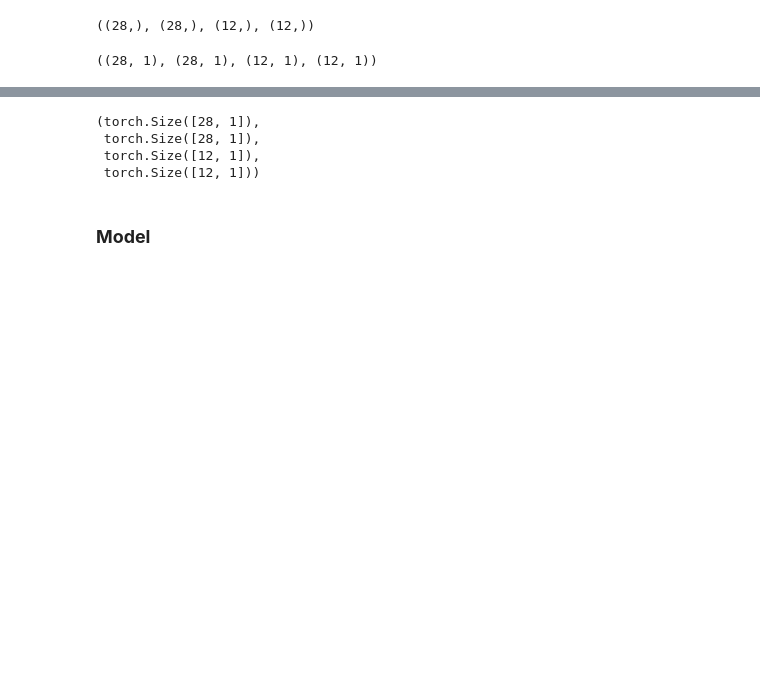
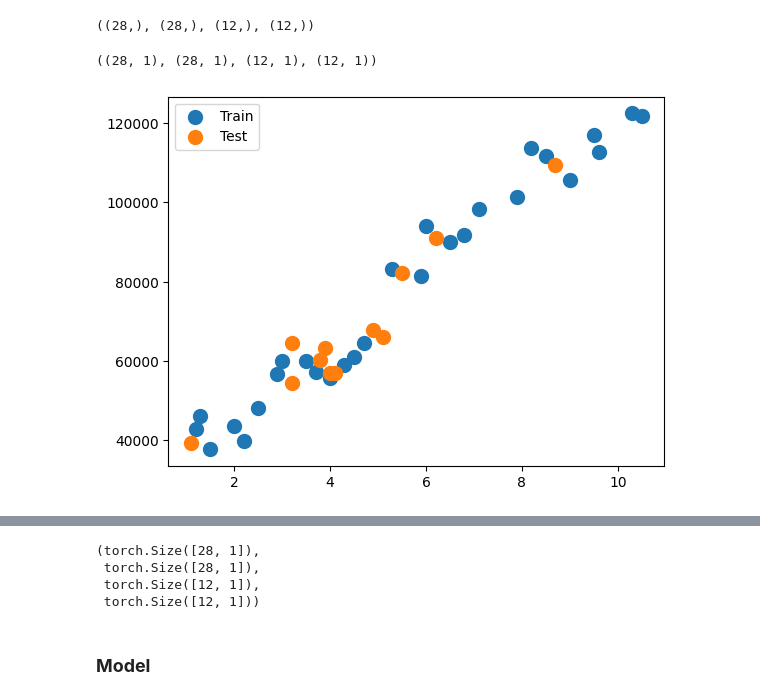
Before and after one commit to llazdll/Linear_Regression, a Jupyter notebook: Linear_Regression.ipynb, the cells around one changed output, grey strips where cells are left out. Cells and saved outputs as stored; diff of their text form; code cells hidden in the pictures; blank space fills up the shorter version.

```diff
--- a/Linear_Regression.ipynb
+++ b/Linear_Regression.ipynb
@@ -55,6 +55,13 @@ y_test = y_test.reshape(-1, 1)
 X_train.shape, y_train.shape, X_test.shape, y_test.shape
 # %% [output]
 ((28, 1), (28, 1), (12, 1), (12, 1))
+# %%
+plt.scatter(X_train, y_train, s=100)
+plt.scatter(X_test, y_test, s=100)
+
+plt.legend(['Train', 'Test']);
+# %% [output]
+[figure, added]
 # %%
 x_scaler = StandardScaler()
 X_train = x_scaler.fit_transform(X_train)
```
Also changed, not shown: parts of 22 cells of this notebook.
